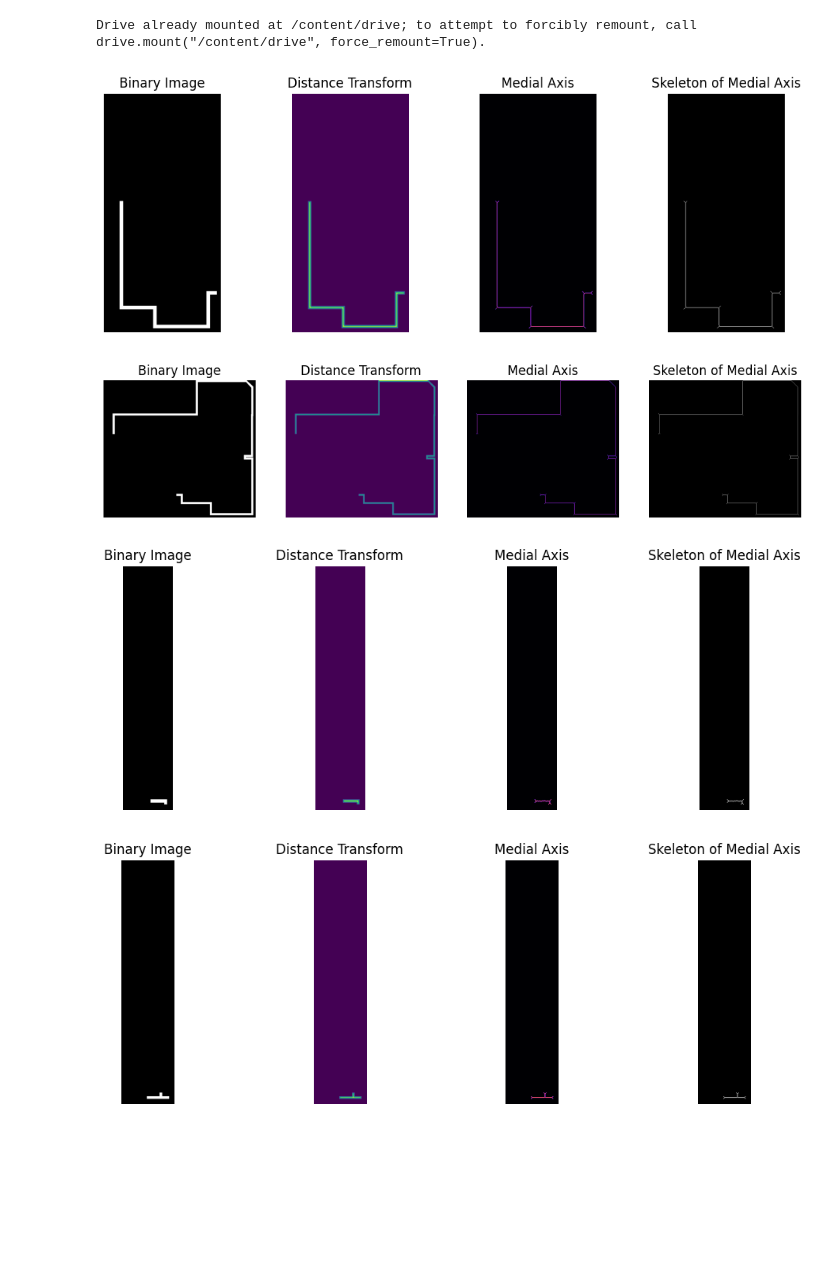
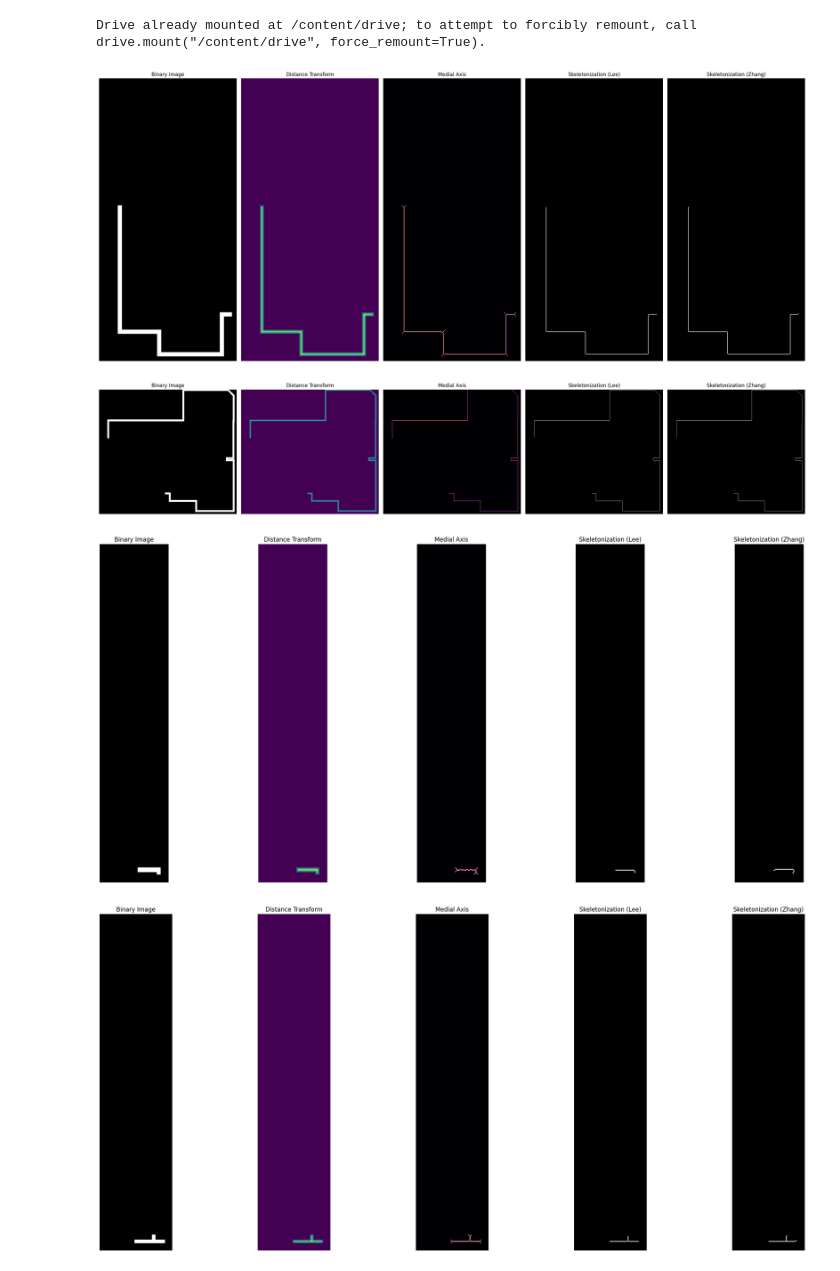
Before and after one commit to telafifi/MedialAxisPlayground, a Jupyter notebook: medial_axis_transform.ipynb, the cells around one changed output. Saved outputs shown, nothing was run; the diff lists cells and outputs as text; code cells hidden in the pictures; blank space fills up the shorter version.

Commit message:
Update skeletonization

```diff
--- a/medial_axis_transform.ipynb
+++ b/medial_axis_transform.ipynb
@@ -20,8 +20,6 @@ import pandas as pd
 # Opening JSON file
 floorPlan = pd.read_json("https://raw.githubusercontent.com/telafifi/MedialAxisPlayground/main/example_floorplan.json")
 walls = floorPlan["floors"][0]["walls"]
-# %%
-wall_geometry = walls[4]
 # %%
 def draw_image(wall_geometry, padding = 10, scale = 12):
   # Calculate the bounding box
@@ -123,39 +109,49 @@ paths = []
 for wall_geometry in walls:
   image = draw_image(wall_geometry)
 
   # Compute the medial axis
   medial_axis_image, distances = medial_axis(image, return_distance=True)
 
   # Skeletonize the medial axis to ensure it is 1 pixel wide
-  skeleton = skeletonize(medial_axis_image)
 
-  points = np.column_stack(np.where(skeleton))
+  # Lee's method
+  skeleton_lee = skeletonize(image, method='lee')
+
+  # Zhang's method
+  skeleton_zhang = skeletonize(image, method='zhang')
+
+  points = np.column_stack(np.where(skeleton_lee))
   ordered_points = nearest_neighbor_kd_tree(points)
 
   strokes = format_segments_as_json(ordered_points, 2)
   paths.append(strokes)
 
   # Plotting the result
-  fig, ax = plt.subplots(1, 4, figsize=(12, 4))
+  fig, ax = plt.subplots(1, 5, figsize=(24, 10))
   ax[0].imshow(image, cmap='gray')
   ax[0].set_title('Binary Image')
   ax[0].axis('off')
 
   ax[1].imshow(distances, cmap='viridis')
   ax[1].set_title('Distance Transform')
   ax[1].axis('off')
 
   ax[2].imshow(medial_axis_image, cmap='magma')
   ax[2].set_title('Medial Axis')
   ax[2].axis('off')
 
-  ax[3].imshow(skeleton, cmap=plt.cm.gray)
-  ax[3].set_title('Skeleton of Medial Axis')
+  ax[3].imshow(skeleton_lee, cmap=plt.cm.gray)
+  ax[3].set_title('Skeletonization (Lee)')
   ax[3].axis('off')
 
+  ax[4].imshow(skeleton_zhang, cmap=plt.cm.gray)
+  ax[4].set_title('Skeletonization (Zhang)')
+  ax[4].axis('off')
+
+  fig.tight_layout()
   plt.show()
 # %% [output]
-[figure, old version]
+[figure, new version]
-[figure, old version]
+[figure, new version]
-[figure, old version]
+[figure, new version]
-[figure, old version]
+[figure, new version]
```
Also changed, not shown: parts of 4 cells of this notebook.
